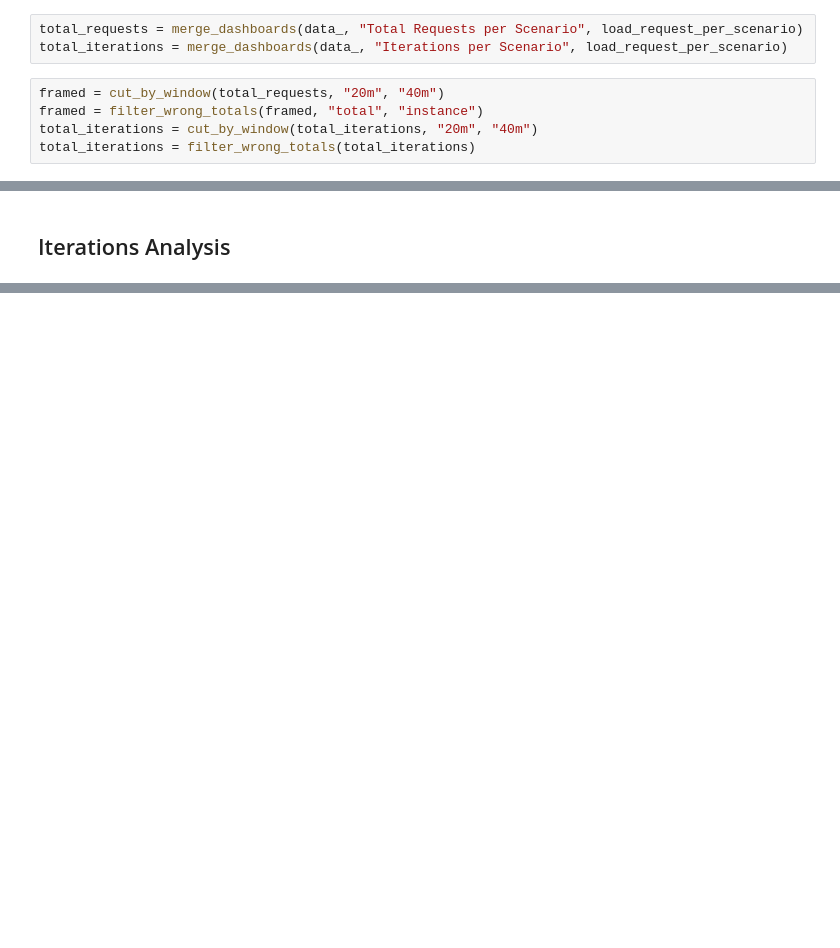
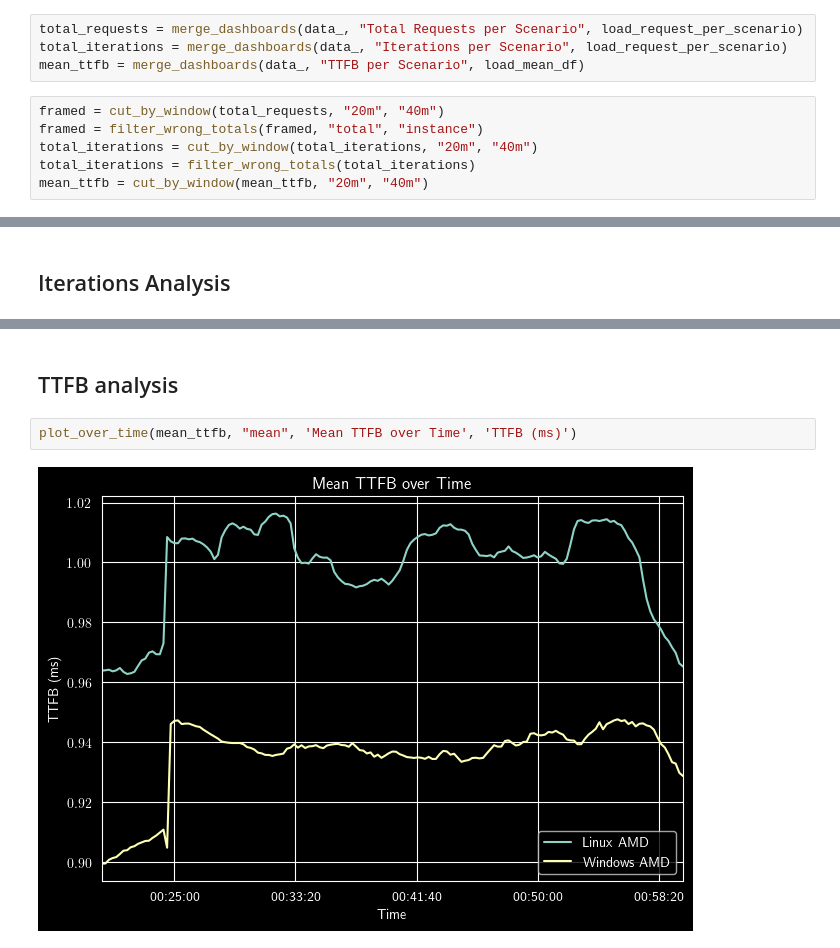
Before and after one commit to epicor-yasuomaidana/metrics-analysis, a Jupyter notebook: Quick Comparison.ipynb, the cells around one changed output, grey strips where cells are left out. Saved outputs shown, nothing was run; the diff lists cells and outputs as text; blank space fills up the shorter version.

```diff
--- a/Quick Comparison.ipynb
+++ b/Quick Comparison.ipynb
@@ -191,11 +224,13 @@ def plot_cat_bar(
 # %%
 total_requests = merge_dashboards(data_, "Total Requests per Scenario", load_request_per_scenario)
 total_iterations = merge_dashboards(data_, "Iterations per Scenario", load_request_per_scenario)
+mean_ttfb = merge_dashboards(data_, "TTFB per Scenario", load_mean_df)
 # %%
 framed = cut_by_window(total_requests, "20m", "40m")
 framed = filter_wrong_totals(framed, "total", "instance")
 total_iterations = cut_by_window(total_iterations, "20m", "40m")
 total_iterations = filter_wrong_totals(total_iterations)
+mean_ttfb = cut_by_window(mean_ttfb, "20m", "40m")
 # %% [markdown]
 ## Requests Analysis
 # %%
@@ -274,0 +318,6 @@ plt.show()
+# %% [markdown]
+## TTFB analysis
+# %%
+plot_over_time(mean_ttfb, "mean", 'Mean TTFB over Time', 'TTFB (ms)')
+# %% [output]
+[figure, added]
```
Also changed, not shown: parts of 9 cells of this notebook.
